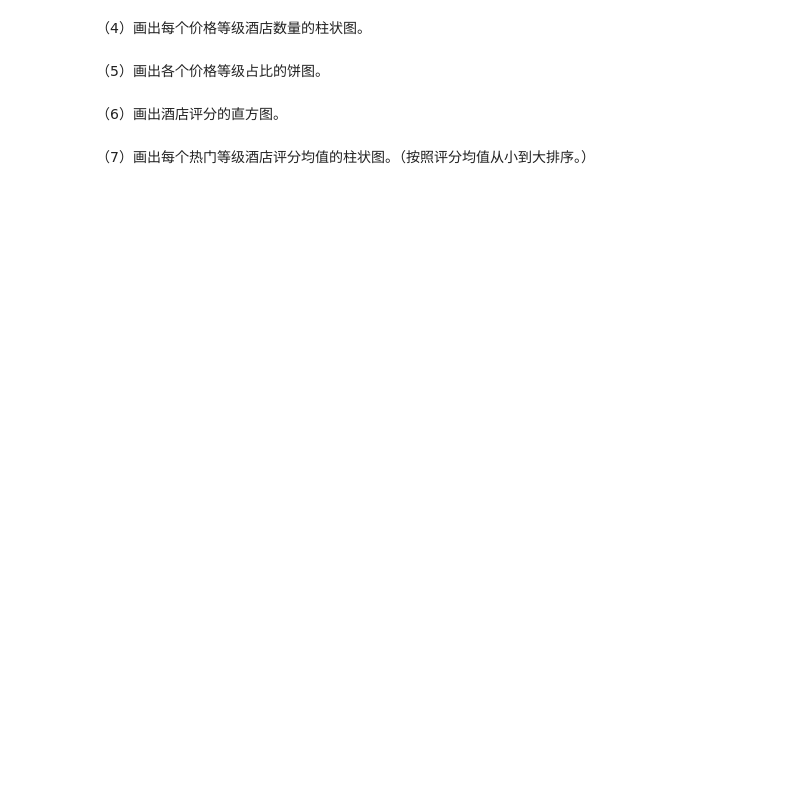
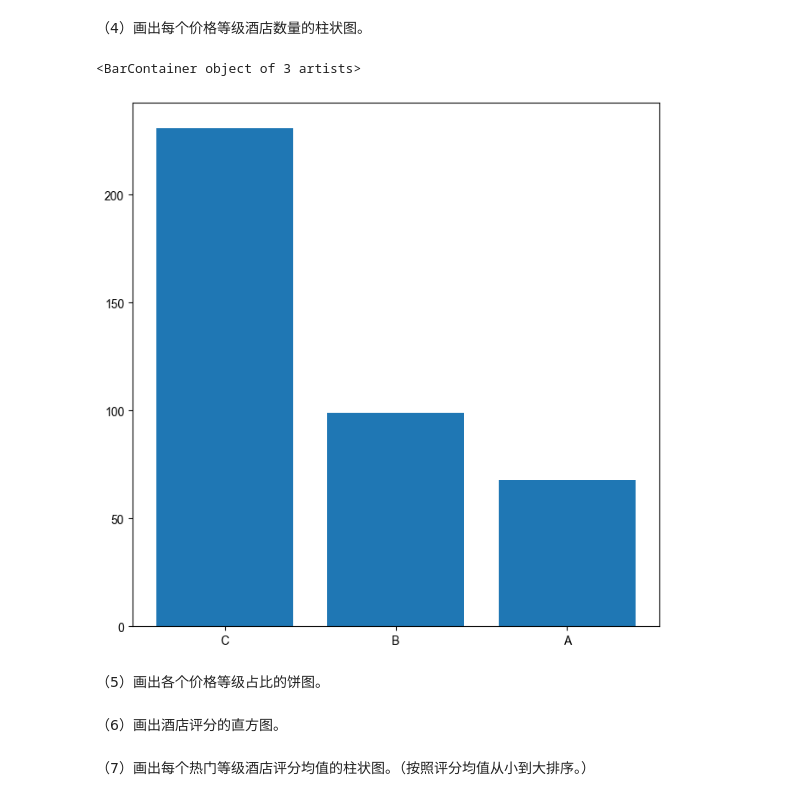
Before and after one commit to AEM001/Data-Analysis, a Jupyter notebook: 作业6/作业6.ipynb, the cells around one changed output. Cells and saved outputs as stored; diff of their text form; code cells hidden in the pictures; blank space fills up the shorter version.

```diff
--- a/作业6/作业6.ipynb
+++ b/作业6/作业6.ipynb
@@ -58,5 +70,14 @@ plt.show()
 # %% [markdown]
 （4）画出每个价格等级酒店数量的柱状图。
+# %%
+data=df['价格等级'].value_counts()
+x=data.index
+y=data.values
+plt.figure(figsize=(8,8))
+plt.bar(x,y)
+# %% [output]
+<BarContainer object of 3 artists>
+[figure, added]
 # %% [markdown]
 （5）画出各个价格等级占比的饼图。
 # %% [markdown]
```
Also changed, not shown: parts of 3 cells of this notebook.
